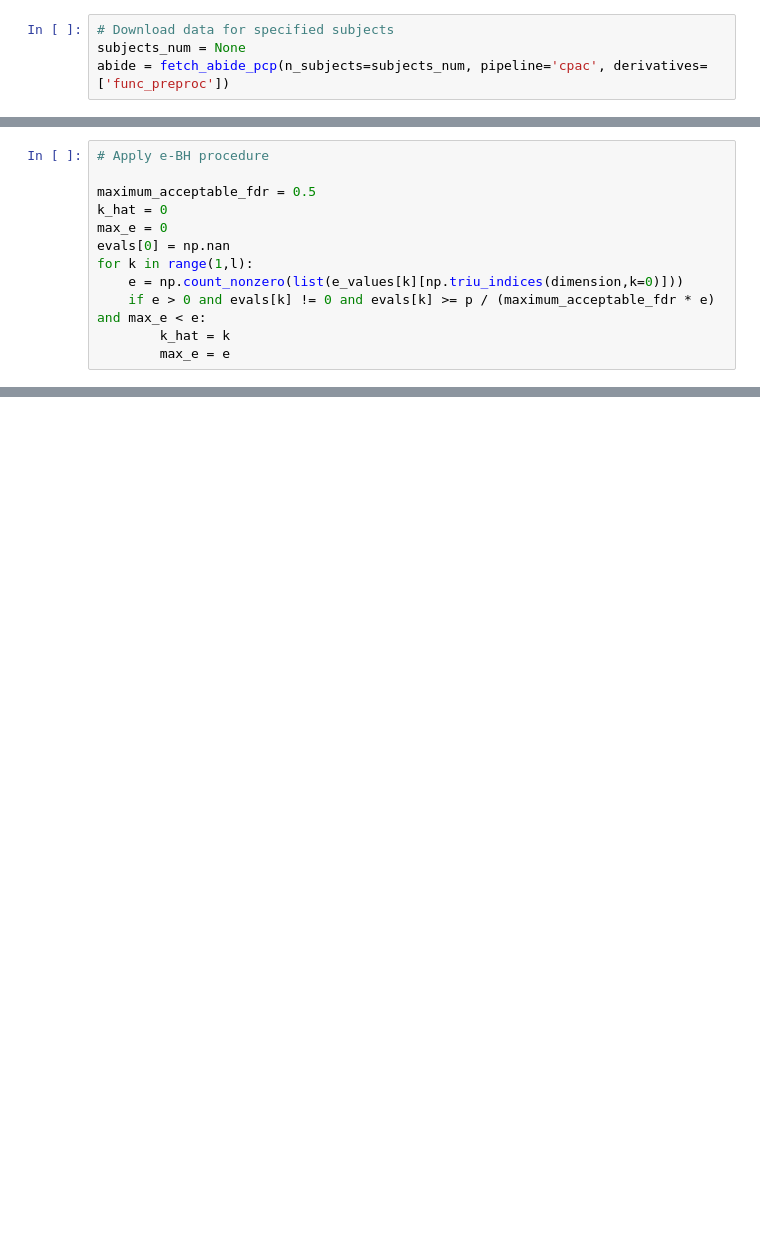
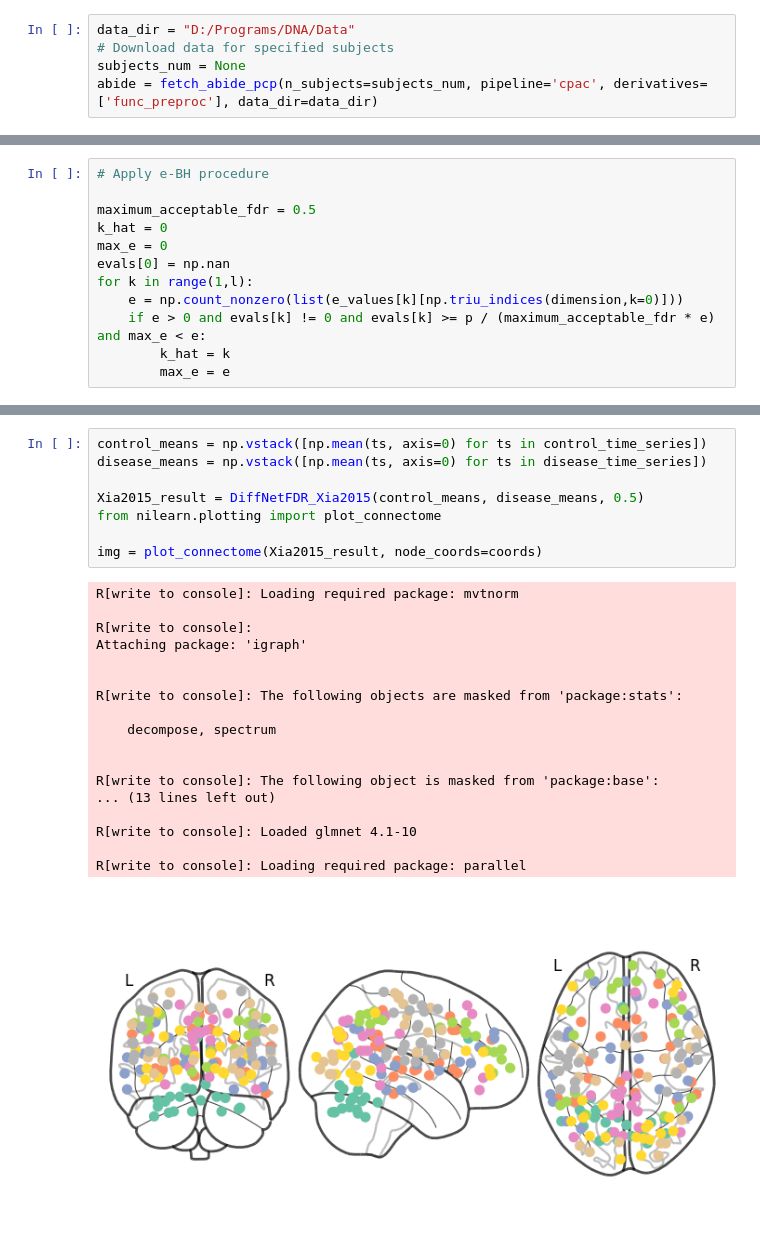
Before and after one commit to mojtabanikahd/DNetEx, a Jupyter notebook: fMRI_ABIDE/Real_data_experiment.ipynb, the cells around one changed output, grey strips where cells are left out. Saved outputs shown, nothing was run; the diff lists cells and outputs as text; blank space fills up the shorter version.

Commit message:
Revise real data experiment

```diff
--- a/fMRI_ABIDE/Real_data_experiment.ipynb
+++ b/fMRI_ABIDE/Real_data_experiment.ipynb
@@ -48,9 +48,10 @@ from nilearn.datasets import fetch_abide_pcp
 from nilearn.input_data import NiftiLabelsMasker, NiftiSpheresMasker
 from nilearn import datasets
 # %%
+data_dir = "D:/Programs/DNA/Data"
 # Download data for specified subjects
 subjects_num = None
-abide = fetch_abide_pcp(n_subjects=subjects_num, pipeline='cpac', derivatives=['func_preproc'])
+abide = fetch_abide_pcp(n_subjects=subjects_num, pipeline='cpac', derivatives=['func_preproc'], data_dir=data_dir)
 # %% [output]
 [get_dataset_dir] Dataset found in D:\Programs\DNA\Data\ABIDE_pcp
 # %%
@@ -230,0 +261,27 @@ def DNetFinder_Liu2017(XA, XB, alpha):
+# %%
+control_means = np.vstack([np.mean(ts, axis=0) for ts in control_time_series])
+disease_means = np.vstack([np.mean(ts, axis=0) for ts in disease_time_series])
+
+Xia2015_result = DiffNetFDR_Xia2015(control_means, disease_means, 0.5)
+from nilearn.plotting import plot_connectome
+
+img = plot_connectome(Xia2015_result, node_coords=coords)
+# %% [output]
+R[write to console]: Loading required package: mvtnorm
+
+R[write to console]:
+Attaching package: 'igraph'
+
+
+R[write to console]: The following objects are masked from 'package:stats':
+
+    decompose, spectrum
+
+
+R[write to console]: The following object is masked from 'package:base':
+... (13 lines left out)
+
+R[write to console]: Loaded glmnet 4.1-10
+
+R[write to console]: Loading required package: parallel
+[figure, added]
```
Also changed, not shown: parts of 11 cells of this notebook, 1 other file.
